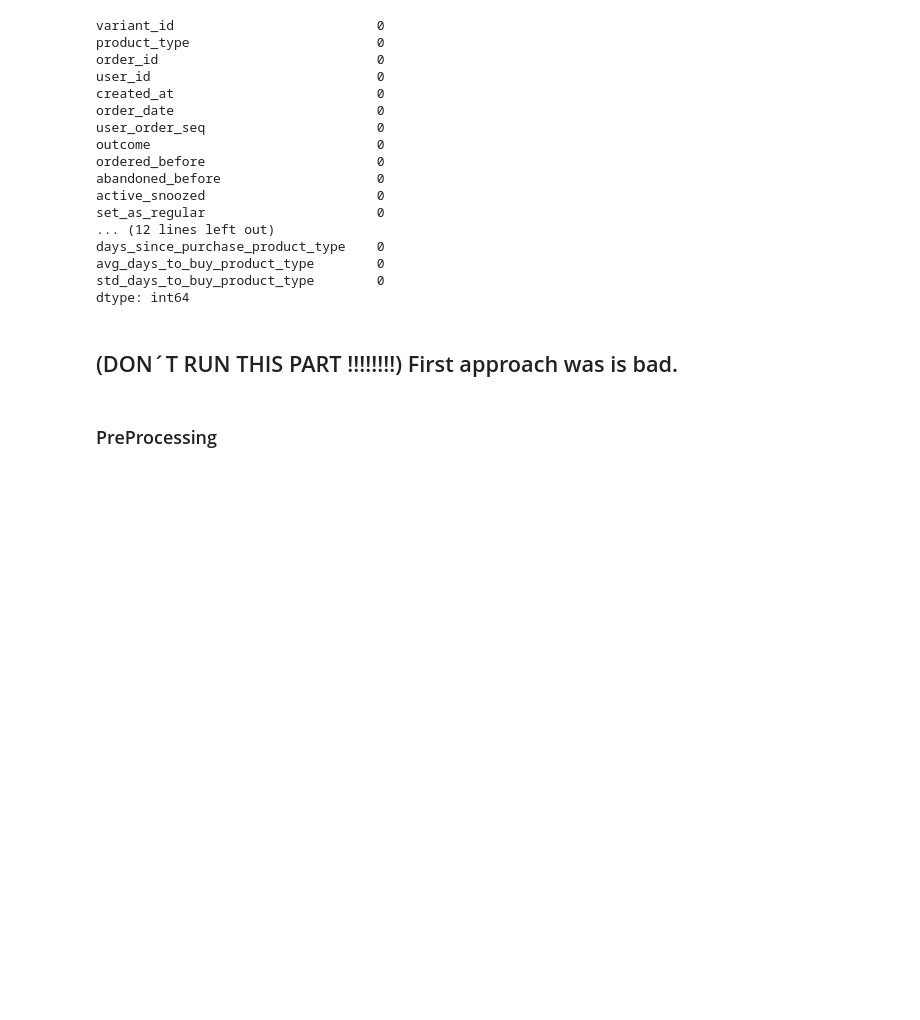
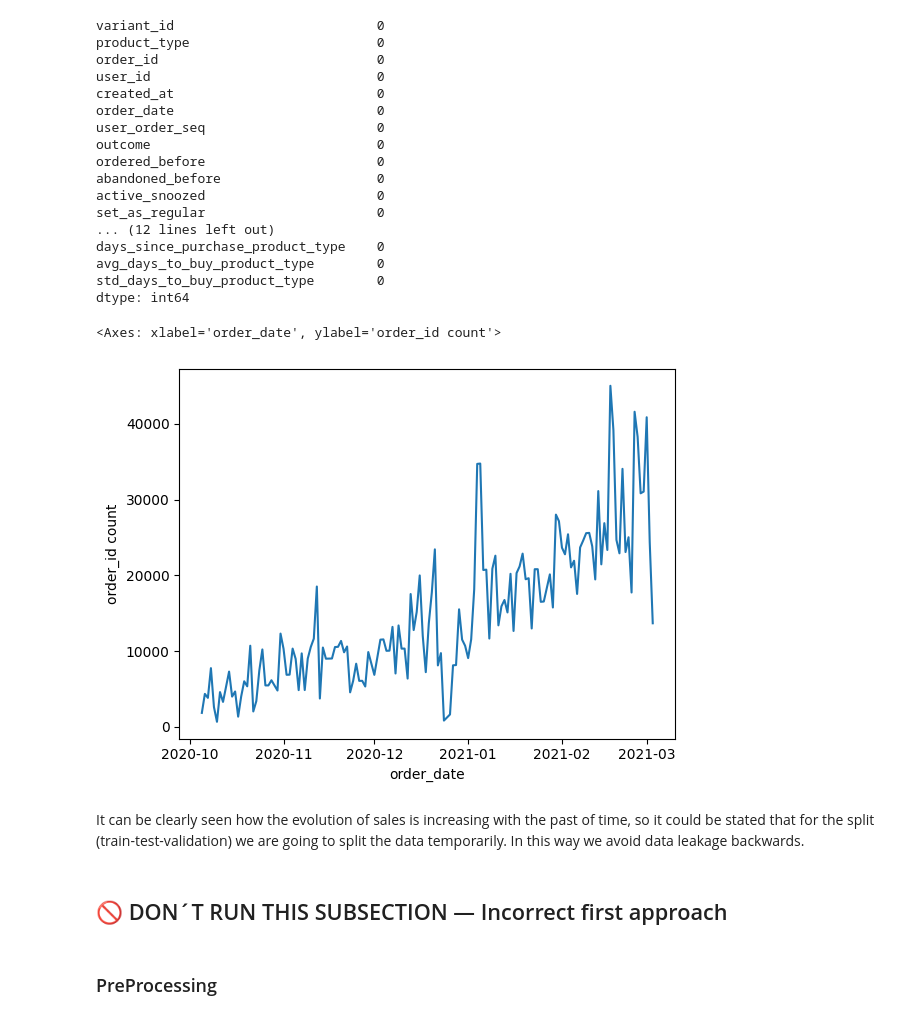
Before and after one commit to jonugaldegv-droid/zrive-ds, a Jupyter notebook: Module3/main3.ipynb, the cells around one changed output. Saved outputs shown, nothing was run; the diff lists cells and outputs as text; code cells hidden in the pictures; blank space fills up the shorter version.

Commit message:
New update on Module3 -> up to split data

```diff
--- a/Module3/main3.ipynb
+++ b/Module3/main3.ipynb
@@ -99,7 +99,13 @@ np.int64(2603)
 # %% [markdown]
 We have 3446 different baskets -> 2603 with 5+ items bought
 # %%
-mask = feature_frame.groupby('order_id')['outcome'].sum().ge(5)
-order_ids_filtered = mask.index[mask].to_list()
-df_feature = feature_frame[feature_frame['order_id'].isin(order_ids_filtered)].copy()
+def filter_df_ordersize(df: pd.DataFrame, min_product: int = 5) -> pd.DataFrame:
+    mask = feature_frame.groupby('order_id')['outcome'].sum().ge(5)
+    order_ids_filtered = mask[mask].index
+    return df.loc[lambda x: x.order_id.isin((order_ids_filtered))]
+
+df_feature = filter_df_ordersize(feature_frame).copy()
+# %%
+df_feature.created_at = pd.to_datetime(df_feature.created_at)
+df_feature.order_date = pd.to_datetime(df_feature.order_date).dt.date
 # %%
@@ -142,8 +137,15 @@ days_since_purchase_product_type    0
 avg_days_to_buy_product_type        0
 std_days_to_buy_product_type        0
 dtype: int64
+# %%
+df_feature.groupby('order_date')['order_id'].count().plot(kind = 'line', ylabel='order_id count')
+# %% [output]
+<Axes: xlabel='order_date', ylabel='order_id count'>
+[figure, added]
+# %% [markdown]
+It can be clearly seen how the evolution of sales is increasing with the past of time, so it could be stated that for the split (train-test-validation) we are going to split the data temporarily. In this way we avoid data leakage backwards.
 # %% [markdown]
-## (DON´T RUN THIS PART !!!!!!!!) First approach was is bad.
+## 🚫 DON´T RUN THIS SUBSECTION — Incorrect first approach
 # %% [markdown]
 ### PreProcessing
 # %%
```
Also changed, not shown: parts of 3 cells of this notebook.
